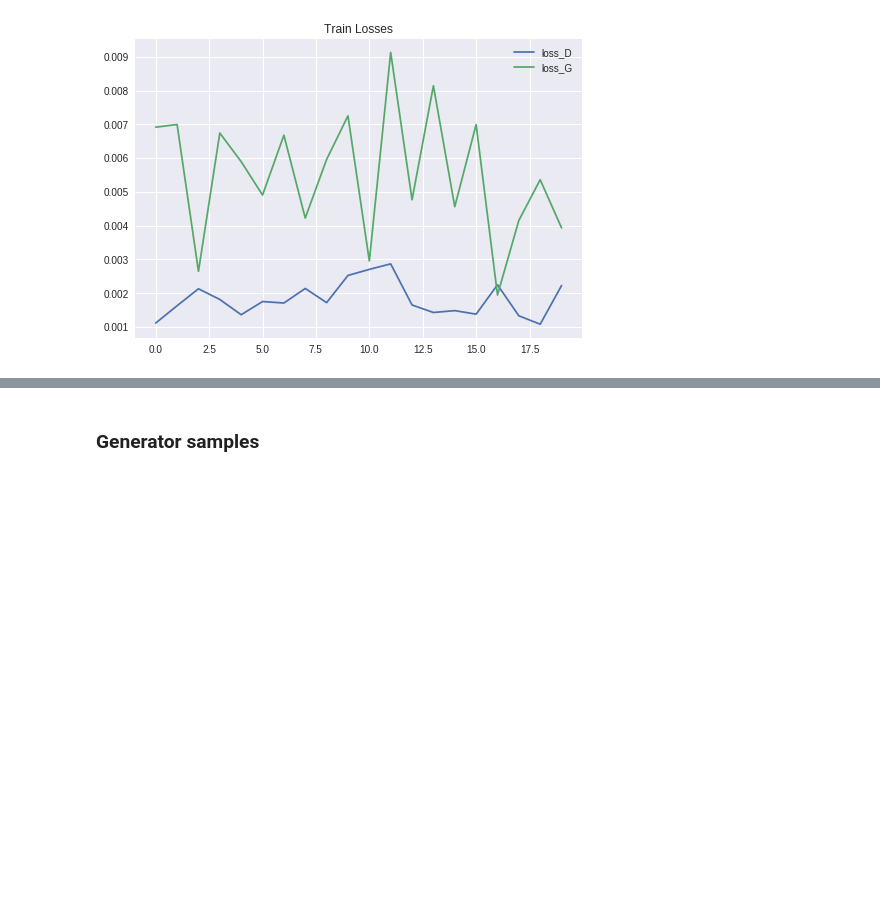
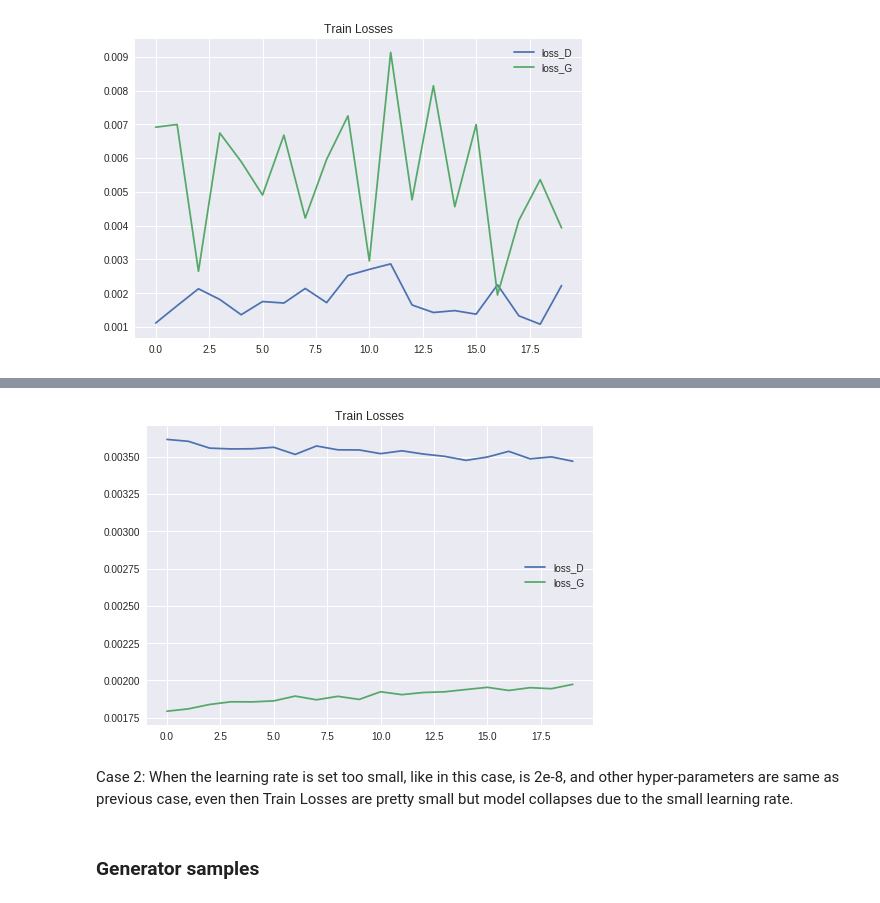
Before and after one commit to ZHONGCHUYUN/Deep_learning_cw3, a Jupyter notebook: 460cw3.ipynb, the cells around one changed output, grey strips where cells are left out. Saved outputs shown, nothing was run; the diff lists cells and outputs as text; code cells hidden in the pictures; blank space fills up the shorter version.

```diff
--- a/460cw3.ipynb
+++ b/460cw3.ipynb
@@ -715,3 +719,9 @@ This above image shows the train losses curves when the learning rate is 2e-4 an
+# %%
+Image("./CW/DCGAN/figure22.png")
+# %% [output]
+[figure, added]
+# %% [markdown]
+Case 2: When the learning rate is set too small, like in this case, is 2e-8, and other hyper-parameters are same as previous case, even then Train Losses are pretty small but model collapses due to the small learning rate.
 # %% [markdown]
 ### Generator samples
 # %%
```
Also changed, not shown: parts of 9 cells of this notebook.
